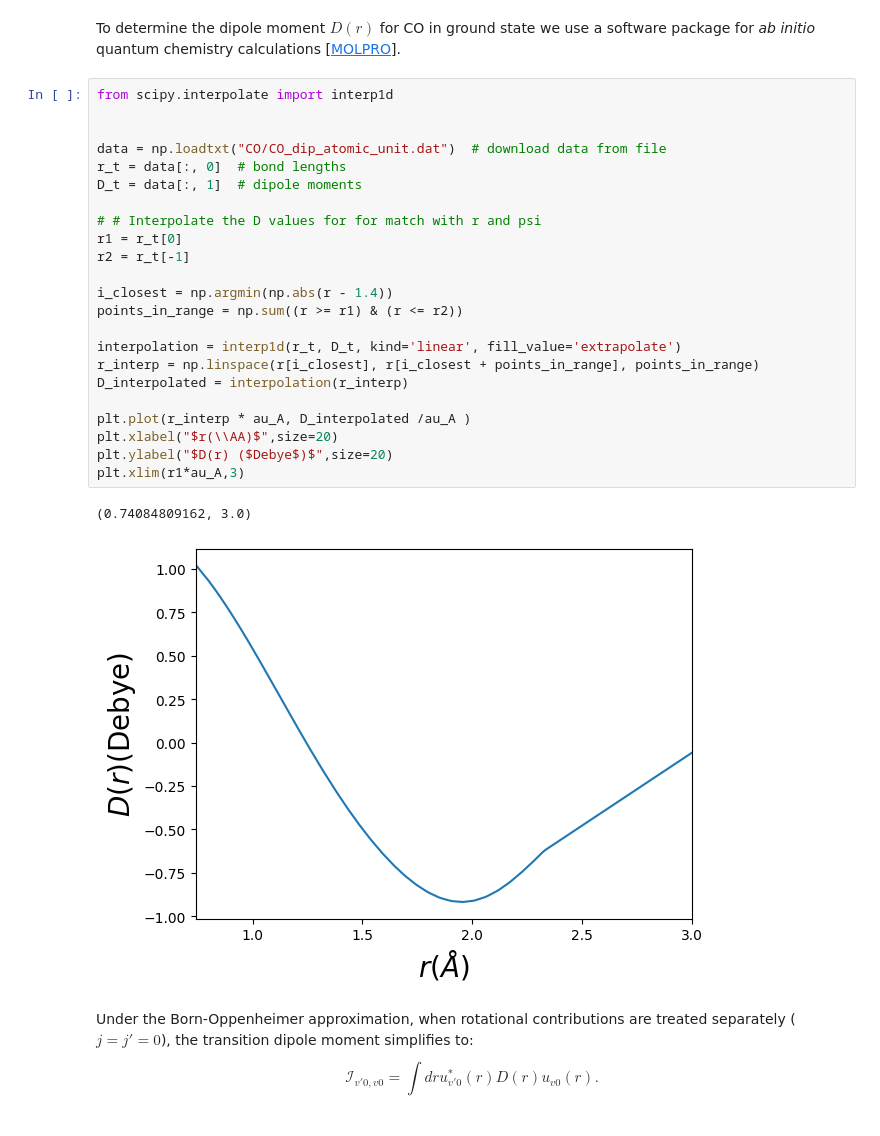
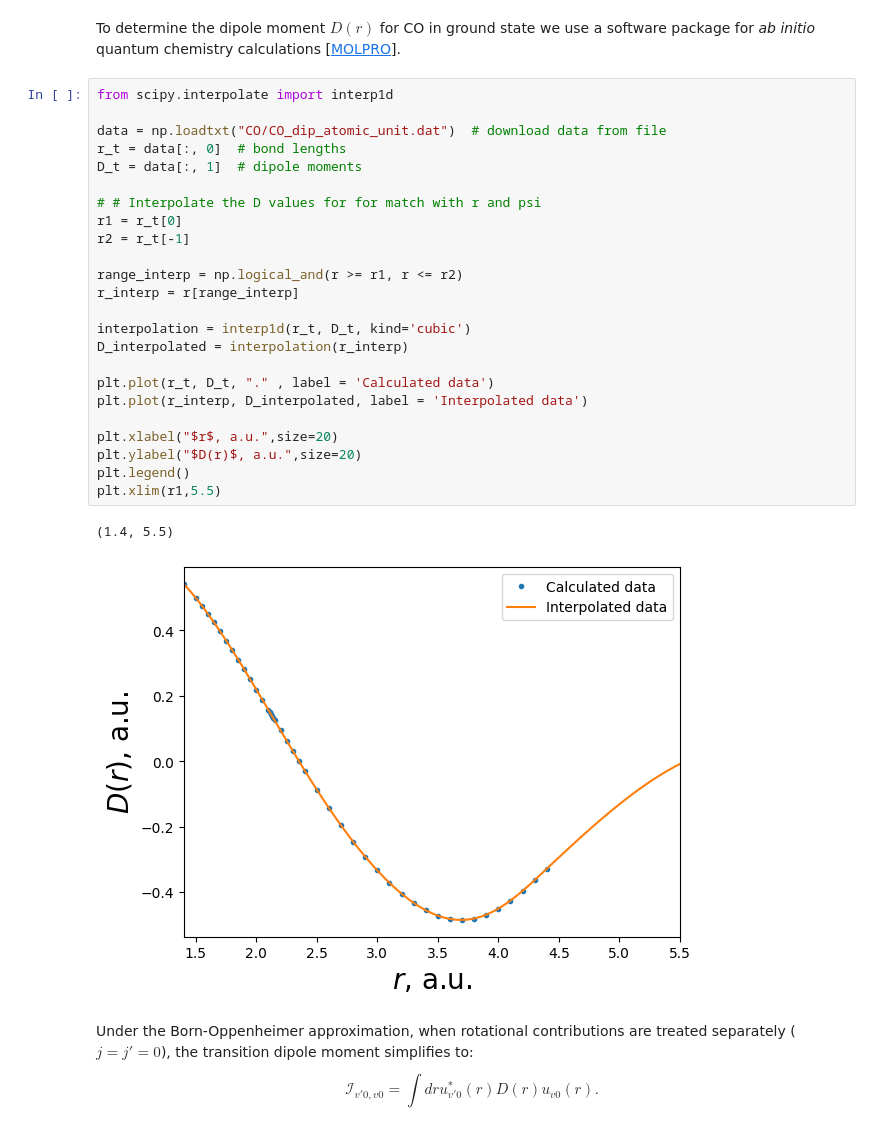
Before and after one commit to MariyaSV78/notebook_Spectroscopy, a Jupyter notebook: Spectroscopy.ipynb, the cells around one changed output. Drawn from its saved outputs; the diff is of its cells as text.

```diff
--- a/Spectroscopy.ipynb
+++ b/Spectroscopy.ipynb
@@ -612,30 +617,31 @@ $D(r)$ is the **dipole moment function**, which describes how the molecular dipo
 To determine the dipole moment $D(r)$ for CO in ground state we use a software package for <i>ab initio</i> quantum chemistry calculations [[MOLPRO](#https://en.wikipedia.org/wiki/MOLPRO)].
 # %%
 from scipy.interpolate import interp1d
-
 
 data = np.loadtxt("CO/CO_dip_atomic_unit.dat")  # download data from file
 r_t = data[:, 0]  # bond lengths
 D_t = data[:, 1]  # dipole moments
 
 # # Interpolate the D values for for match with r and psi
 r1 = r_t[0]
 r2 = r_t[-1]
 
-i_closest = np.argmin(np.abs(r - 1.4))
-points_in_range = np.sum((r >= r1) & (r <= r2))
+range_interp = np.logical_and(r >= r1, r <= r2)
+r_interp = r[range_interp]
 
-interpolation = interp1d(r_t, D_t, kind='linear', fill_value='extrapolate')
-r_interp = np.linspace(r[i_closest], r[i_closest + points_in_range], points_in_range)
+interpolation = interp1d(r_t, D_t, kind='cubic')
 D_interpolated = interpolation(r_interp)
 
-plt.plot(r_interp * au_A, D_interpolated /au_A )
-plt.xlabel("$r(\\AA)$",size=20)
-plt.ylabel("$D(r) ($Debye$)$",size=20)
-plt.xlim(r1*au_A,3)
+plt.plot(r_t, D_t, "." , label = 'Calculated data')
+plt.plot(r_interp, D_interpolated, label = 'Interpolated data')
+
+plt.xlabel("$r$, a.u.",size=20)
+plt.ylabel("$D(r)$, a.u.",size=20)
+plt.legend()
+plt.xlim(r1,5.5)
 # %% [output]
-(0.74084809162, 3.0)
+(1.4, 5.5)
-[figure, old version]
+[figure, new version]
 # %% [markdown]
 Under the Born-Oppenheimer approximation, when rotational contributions are treated separately ($j = j' = 0$), the transition dipole moment simplifies to:
 $$
```
Also changed, not shown: parts of 7 cells of this notebook.
